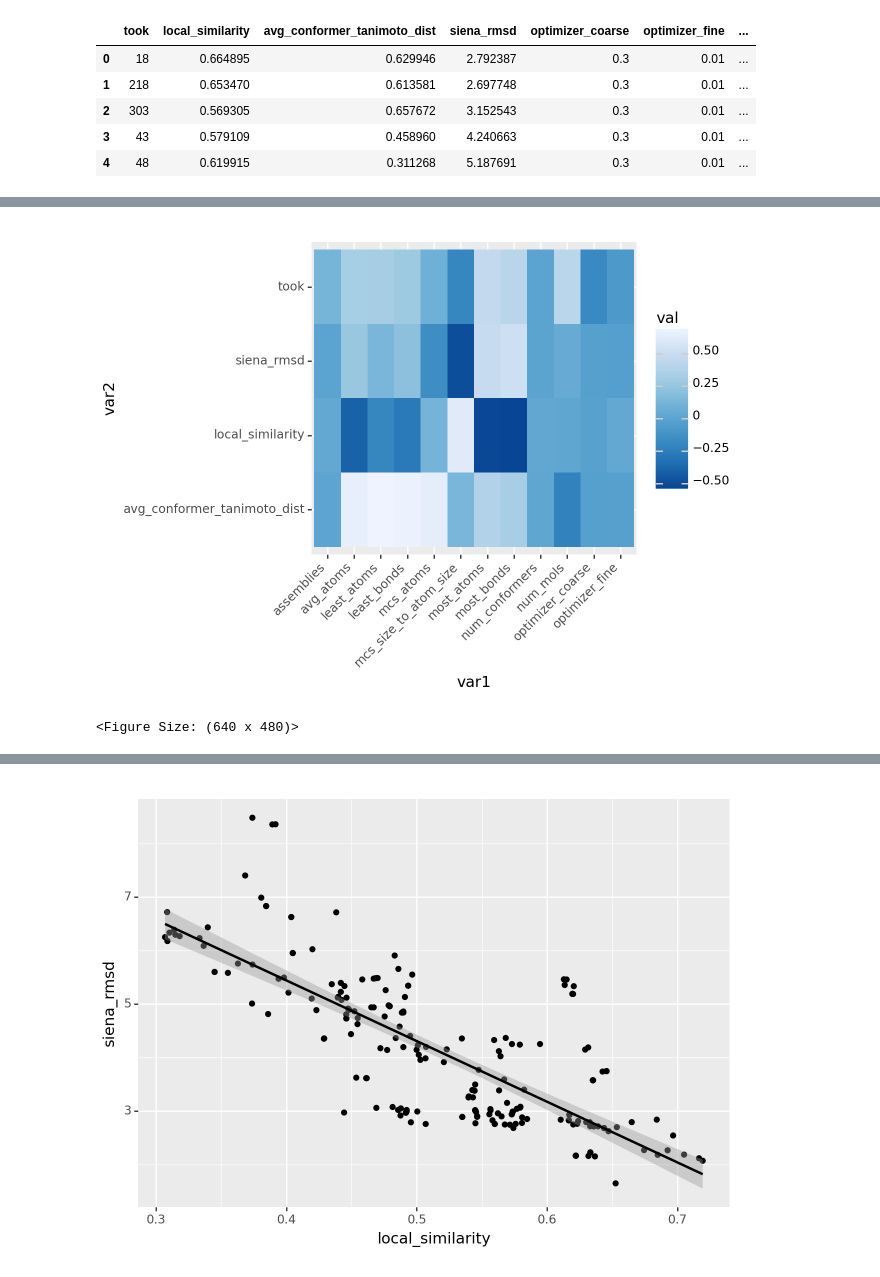
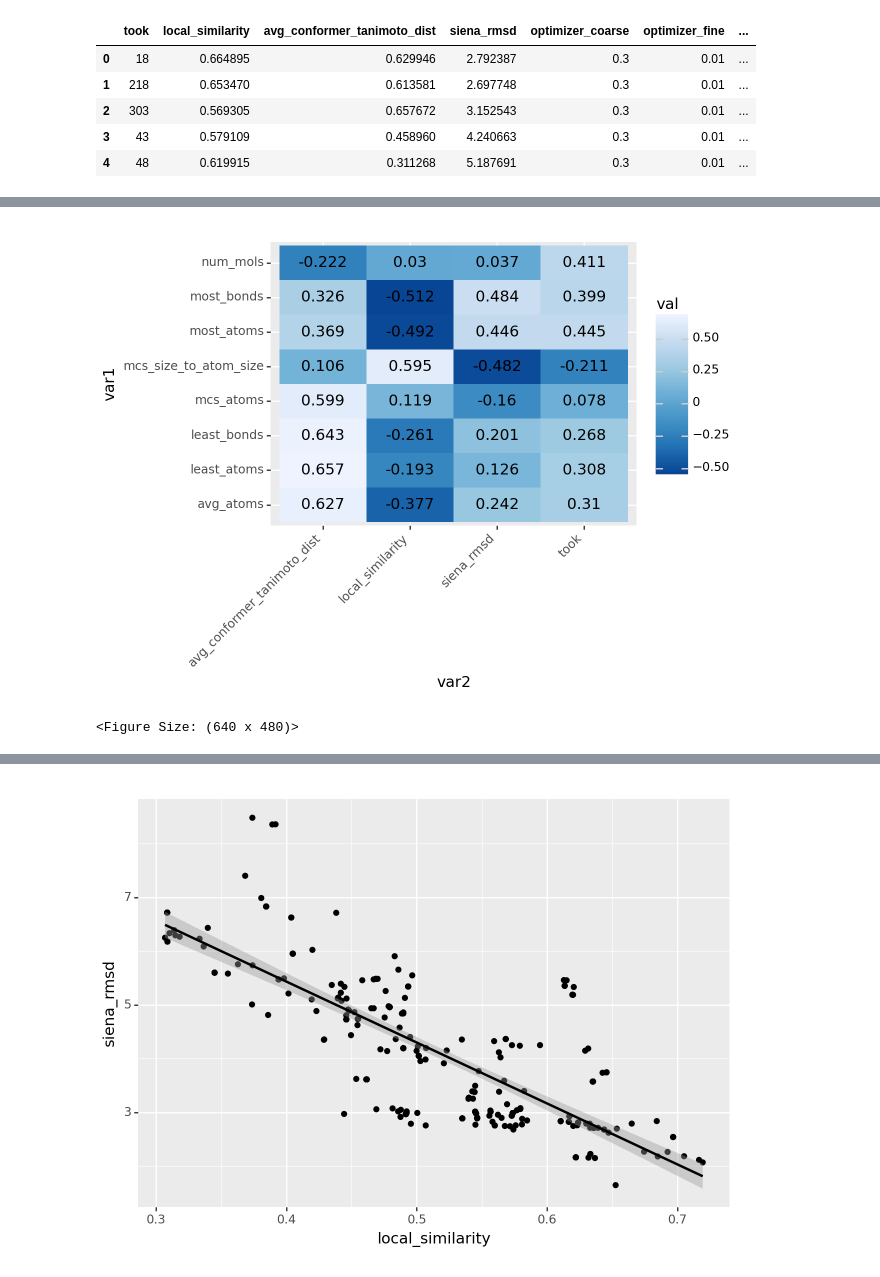
Before and after one commit to ciw-project-2023/nbse-analysis, a Jupyter notebook: nbse_analysis/plots.ipynb, the cells around one changed output, grey strips where cells are left out. Cells and saved outputs as stored; diff of their text form; code cells hidden in the pictures.

Commit message:
added more data and plots

```diff
--- a/nbse_analysis/plots.ipynb
+++ b/nbse_analysis/plots.ipynb
@@ -84,15 +84,21 @@ corr = correlations.stack().reset_index()
 corr.columns = ['var1', 'var2', 'val']
 
 metric_cols = ['took', 'siena_rmsd', 'avg_conformer_tanimoto_dist', 'local_similarity']
+program_parameters = ['assemblies', 'num_conformers', 'optimizer_coarse', 'optimizer_fine', 'optimizer_steps']
+set_props = [str(c) for c in nbse_info.columns ] + ['mcs_size_to_atom_size']
+
 corr_config = corr[corr['var2'].isin(metric_cols)]
-corr_config = corr_config[~corr_config['var1'].isin(metric_cols)]
+corr_config = corr_config[corr['var1'].isin(set_props)]
+corr_config = corr_config.round({'val': 3})
 # %%
-(ggplot(corr_config, mapping=aes('var1', 'var2', fill='val'))
+(ggplot(corr_config, mapping=aes('var2', 'var1', fill='val', label='val'))
  + geom_tile()
  + scale_fill_distiller()
- + theme(axis_text_x=element_text(rotation=45, hjust=1)))
+ + theme(axis_text_x=element_text(rotation=45, hjust=1))
+ + geom_text()
+ )
 # %% [output]
-[figure, old version]
+[figure, new version]
 <Figure Size: (640 x 480)>
 # %%
 corr_metrics = corr[corr['var1'].isin(metric_cols) & corr['var2'].isin(metric_cols)]
```
Also changed, not shown: parts of 17 cells of this notebook, 1 other file.
